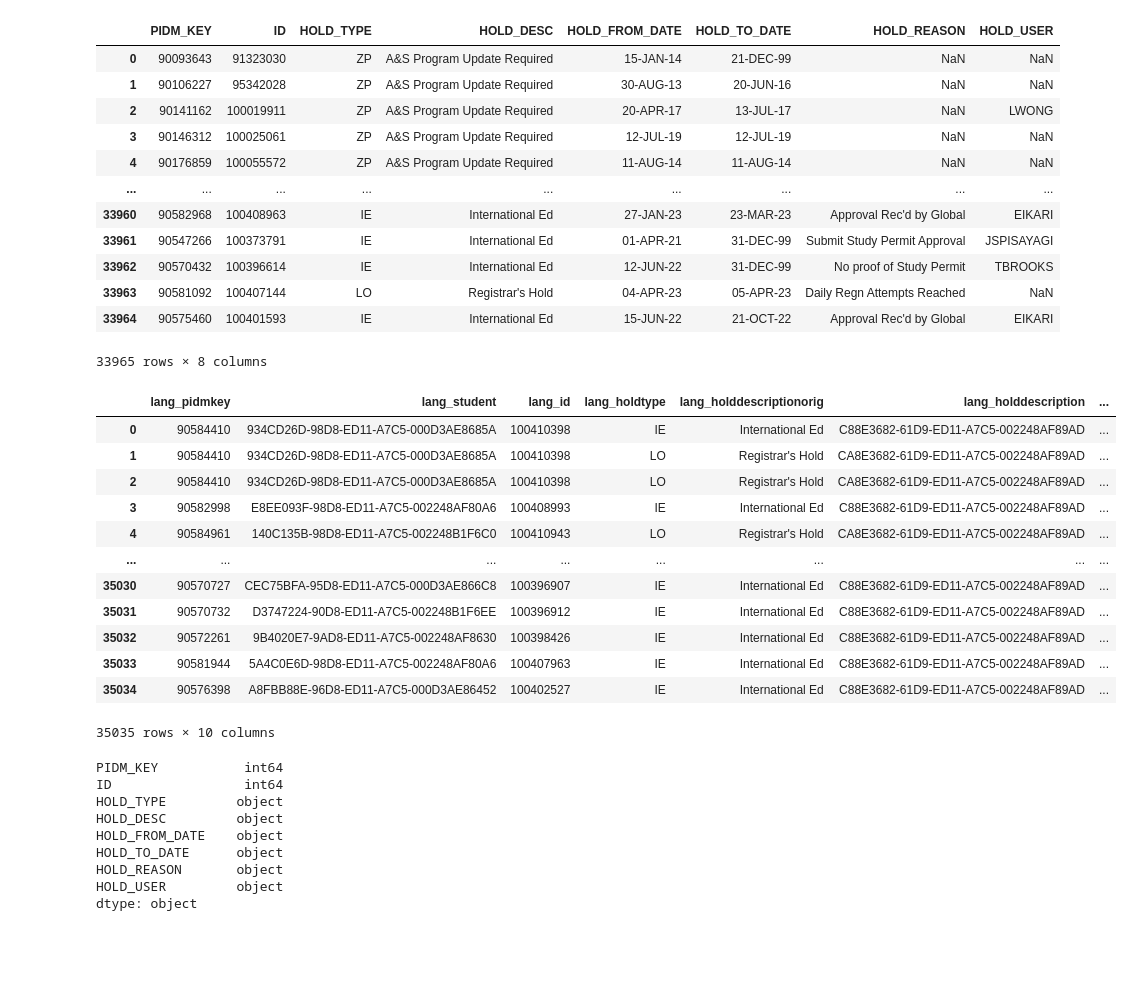
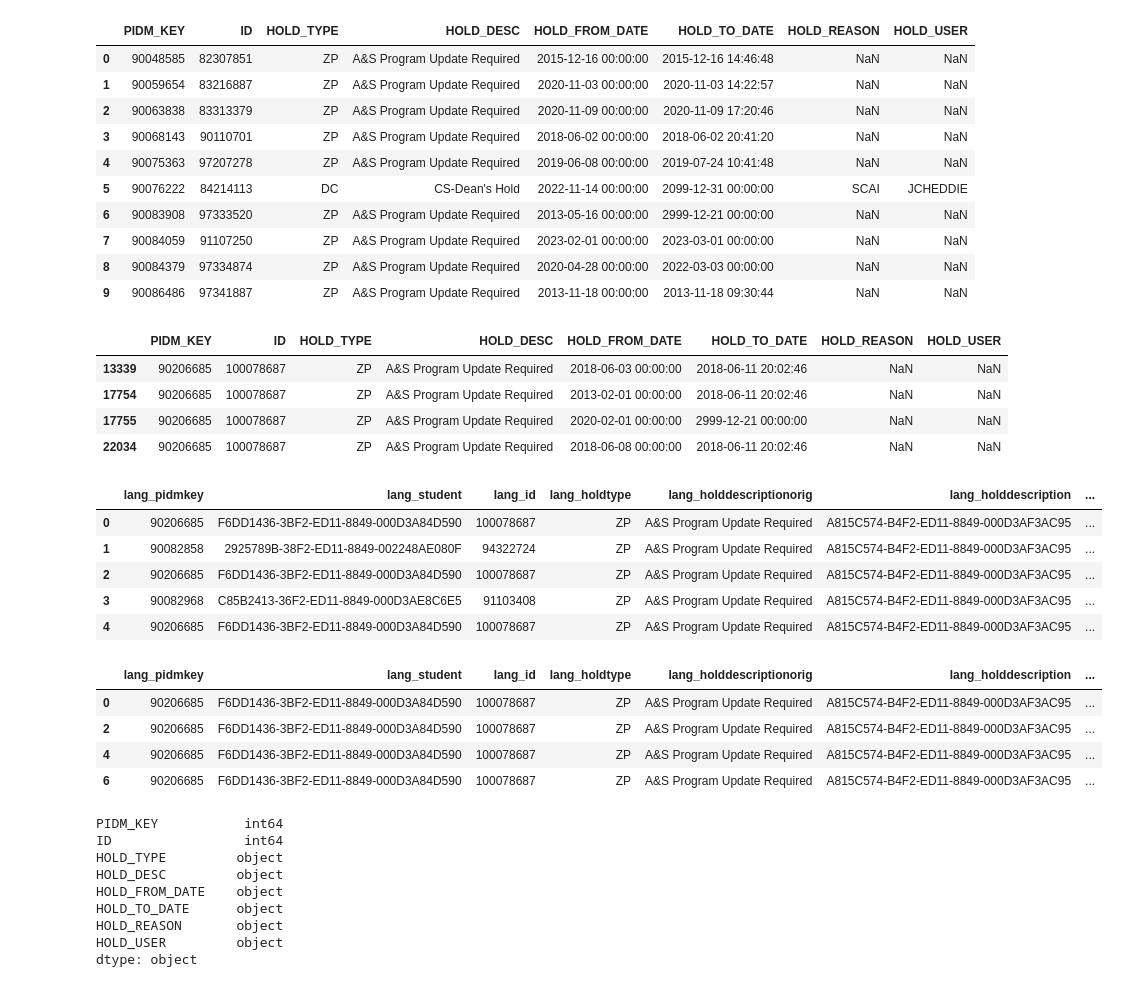
Before and after one commit to JoseTellezRendon/CRM-Validation, a Jupyter notebook: quick_test.ipynb, the cells around one changed output. Saved outputs shown, nothing was run; the diff lists cells and outputs as text; code cells hidden in the pictures; blank space fills up the shorter version.

```diff
--- a/quick_test.ipynb
+++ b/quick_test.ipynb
@@ -1,39 +1,46 @@
 # %%
 import pandas as pd
 # %%
-df1 = pd.read_csv("data/Baseline/BT_HOLD_DATA.csv.", encoding='latin')
-df1
+df1 = pd.read_csv("data/Prod/Baseline/BT_HOLD_DATA.csv", encoding='latin')
+df1.head(10)
 # %% [output]
 |  | PIDM_KEY | ID | HOLD_TYPE | HOLD_DESC | HOLD_FROM_DATE | HOLD_TO_DATE | HOLD_REASON | HOLD_USER |
-| 0 | 90093643 | 91323030 | ZP | A&S Program Update Required | 15-JAN-14 | 21-DEC-99 | NaN | NaN |
-| 1 | 90106227 | 95342028 | ZP | A&S Program Update Required | 30-AUG-13 | 20-JUN-16 | NaN | NaN |
-| 2 | 90141162 | 100019911 | ZP | A&S Program Update Required | 20-APR-17 | 13-JUL-17 | NaN | LWONG |
-| 3 | 90146312 | 100025061 | ZP | A&S Program Update Required | 12-JUL-19 | 12-JUL-19 | NaN | NaN |
-| 4 | 90176859 | 100055572 | ZP | A&S Program Update Required | 11-AUG-14 | 11-AUG-14 | NaN | NaN |
-| ... | ... | ... | ... | ... | ... | ... | ... | ... |
-| 33960 | 90582968 | 100408963 | IE | International Ed | 27-JAN-23 | 23-MAR-23 | Approval Rec'd by Global | EIKARI |
-| 33961 | 90547266 | 100373791 | IE | International Ed | 01-APR-21 | 31-DEC-99 | Submit Study Permit Approval | JSPISAYAGI |
-| 33962 | 90570432 | 100396614 | IE | International Ed | 12-JUN-22 | 31-DEC-99 | No proof of Study Permit | TBROOKS |
-| 33963 | 90581092 | 100407144 | LO | Registrar's Hold | 04-APR-23 | 05-APR-23 | Daily Regn Attempts Reached | NaN |
-| 33964 | 90575460 | 100401593 | IE | International Ed | 15-JUN-22 | 21-OCT-22 | Approval Rec'd by Global | EIKARI |
+| 0 | 90048585 | 82307851 | ZP | A&S Program Update Required | 2015-12-16 00:00:00 | 2015-12-16 14:46:48 | NaN | NaN |
+| 1 | 90059654 | 83216887 | ZP | A&S Program Update Required | 2020-11-03 00:00:00 | 2020-11-03 14:22:57 | NaN | NaN |
+| 2 | 90063838 | 83313379 | ZP | A&S Program Update Required | 2020-11-09 00:00:00 | 2020-11-09 17:20:46 | NaN | NaN |
+| 3 | 90068143 | 90110701 | ZP | A&S Program Update Required | 2018-06-02 00:00:00 | 2018-06-02 20:41:20 | NaN | NaN |
+| 4 | 90075363 | 97207278 | ZP | A&S Program Update Required | 2019-06-08 00:00:00 | 2019-07-24 10:41:48 | NaN | NaN |
+| 5 | 90076222 | 84214113 | DC | CS-Dean's Hold | 2022-11-14 00:00:00 | 2099-12-31 00:00:00 | SCAI | JCHEDDIE |
+| 6 | 90083908 | 97333520 | ZP | A&S Program Update Required | 2013-05-16 00:00:00 | 2999-12-21 00:00:00 | NaN | NaN |
+| 7 | 90084059 | 91107250 | ZP | A&S Program Update Required | 2023-02-01 00:00:00 | 2023-03-01 00:00:00 | NaN | NaN |
+| 8 | 90084379 | 97334874 | ZP | A&S Program Update Required | 2020-04-28 00:00:00 | 2022-03-03 00:00:00 | NaN | NaN |
+| 9 | 90086486 | 97341887 | ZP | A&S Program Update Required | 2013-11-18 00:00:00 | 2013-11-18 09:30:44 | NaN | NaN |
-33965 rows × 8 columns
+# %%
+df1[df1.PIDM_KEY == 90206685]
+# %% [output]
+|  | PIDM_KEY | ID | HOLD_TYPE | HOLD_DESC | HOLD_FROM_DATE | HOLD_TO_DATE | HOLD_REASON | HOLD_USER |
+| 13339 | 90206685 | 100078687 | ZP | A&S Program Update Required | 2018-06-03 00:00:00 | 2018-06-11 20:02:46 | NaN | NaN |
+| 17754 | 90206685 | 100078687 | ZP | A&S Program Update Required | 2013-02-01 00:00:00 | 2018-06-11 20:02:46 | NaN | NaN |
+| 17755 | 90206685 | 100078687 | ZP | A&S Program Update Required | 2020-02-01 00:00:00 | 2999-12-21 00:00:00 | NaN | NaN |
+| 22034 | 90206685 | 100078687 | ZP | A&S Program Update Required | 2018-06-08 00:00:00 | 2018-06-11 20:02:46 | NaN | NaN |
 # %%
-df2 = pd.read_csv("data/Validate/Hold Data.csv")
-df2
+df2 = pd.read_csv("data/Prod/Validate/Hold Data.csv")
+df2.head()
 # %% [output]
 |  | lang_pidmkey | lang_student | lang_id | lang_holdtype | lang_holddescriptionorig | lang_holddescription | ... |
-| 0 | 90584410 | 934CD26D-98D8-ED11-A7C5-000D3AE8685A | 100410398 | IE | International Ed | C88E3682-61D9-ED11-A7C5-002248AF89AD | ... |
-| 1 | 90584410 | 934CD26D-98D8-ED11-A7C5-000D3AE8685A | 100410398 | LO | Registrar's Hold | CA8E3682-61D9-ED11-A7C5-002248AF89AD | ... |
-| 2 | 90584410 | 934CD26D-98D8-ED11-A7C5-000D3AE8685A | 100410398 | LO | Registrar's Hold | CA8E3682-61D9-ED11-A7C5-002248AF89AD | ... |
-| 3 | 90582998 | E8EE093F-98D8-ED11-A7C5-002248AF80A6 | 100408993 | IE | International Ed | C88E3682-61D9-ED11-A7C5-002248AF89AD | ... |
-| 4 | 90584961 | 140C135B-98D8-ED11-A7C5-002248B1F6C0 | 100410943 | LO | Registrar's Hold | CA8E3682-61D9-ED11-A7C5-002248AF89AD | ... |
-| ... | ... | ... | ... | ... | ... | ... | ... |
-| 35030 | 90570727 | CEC75BFA-95D8-ED11-A7C5-000D3AE866C8 | 100396907 | IE | International Ed | C88E3682-61D9-ED11-A7C5-002248AF89AD | ... |
-| 35031 | 90570732 | D3747224-90D8-ED11-A7C5-002248B1F6EE | 100396912 | IE | International Ed | C88E3682-61D9-ED11-A7C5-002248AF89AD | ... |
-| 35032 | 90572261 | 9B4020E7-9AD8-ED11-A7C5-002248AF8630 | 100398426 | IE | International Ed | C88E3682-61D9-ED11-A7C5-002248AF89AD | ... |
-| 35033 | 90581944 | 5A4C0E6D-98D8-ED11-A7C5-002248AF80A6 | 100407963 | IE | International Ed | C88E3682-61D9-ED11-A7C5-002248AF89AD | ... |
-| 35034 | 90576398 | A8FBB88E-96D8-ED11-A7C5-000D3AE86452 | 100402527 | IE | International Ed | C88E3682-61D9-ED11-A7C5-002248AF89AD | ... |
+| 0 | 90206685 | F6DD1436-3BF2-ED11-8849-000D3A84D590 | 100078687 | ZP | A&S Program Update Required | A815C574-B4F2-ED11-8849-000D3AF3AC95 | ... |
+| 1 | 90082858 | 2925789B-38F2-ED11-8849-002248AE080F | 94322724 | ZP | A&S Program Update Required | A815C574-B4F2-ED11-8849-000D3AF3AC95 | ... |
+| 2 | 90206685 | F6DD1436-3BF2-ED11-8849-000D3A84D590 | 100078687 | ZP | A&S Program Update Required | A815C574-B4F2-ED11-8849-000D3AF3AC95 | ... |
+| 3 | 90082968 | C85B2413-36F2-ED11-8849-000D3AE8C6E5 | 91103408 | ZP | A&S Program Update Required | A815C574-B4F2-ED11-8849-000D3AF3AC95 | ... |
+| 4 | 90206685 | F6DD1436-3BF2-ED11-8849-000D3A84D590 | 100078687 | ZP | A&S Program Update Required | A815C574-B4F2-ED11-8849-000D3AF3AC95 | ... |
-35035 rows × 10 columns
+# %%
+df2[df2['lang_pidmkey'] == 90206685]
+# %% [output]
+|  | lang_pidmkey | lang_student | lang_id | lang_holdtype | lang_holddescriptionorig | lang_holddescription | ... |
+| 0 | 90206685 | F6DD1436-3BF2-ED11-8849-000D3A84D590 | 100078687 | ZP | A&S Program Update Required | A815C574-B4F2-ED11-8849-000D3AF3AC95 | ... |
+| 2 | 90206685 | F6DD1436-3BF2-ED11-8849-000D3A84D590 | 100078687 | ZP | A&S Program Update Required | A815C574-B4F2-ED11-8849-000D3AF3AC95 | ... |
+| 4 | 90206685 | F6DD1436-3BF2-ED11-8849-000D3A84D590 | 100078687 | ZP | A&S Program Update Required | A815C574-B4F2-ED11-8849-000D3AF3AC95 | ... |
+| 6 | 90206685 | F6DD1436-3BF2-ED11-8849-000D3A84D590 | 100078687 | ZP | A&S Program Update Required | A815C574-B4F2-ED11-8849-000D3AF3AC95 | ... |
 # %%
 df1.dtypes
 # %% [output]
```
Also changed, not shown: parts of 126 cells of this notebook, 1 other file.
